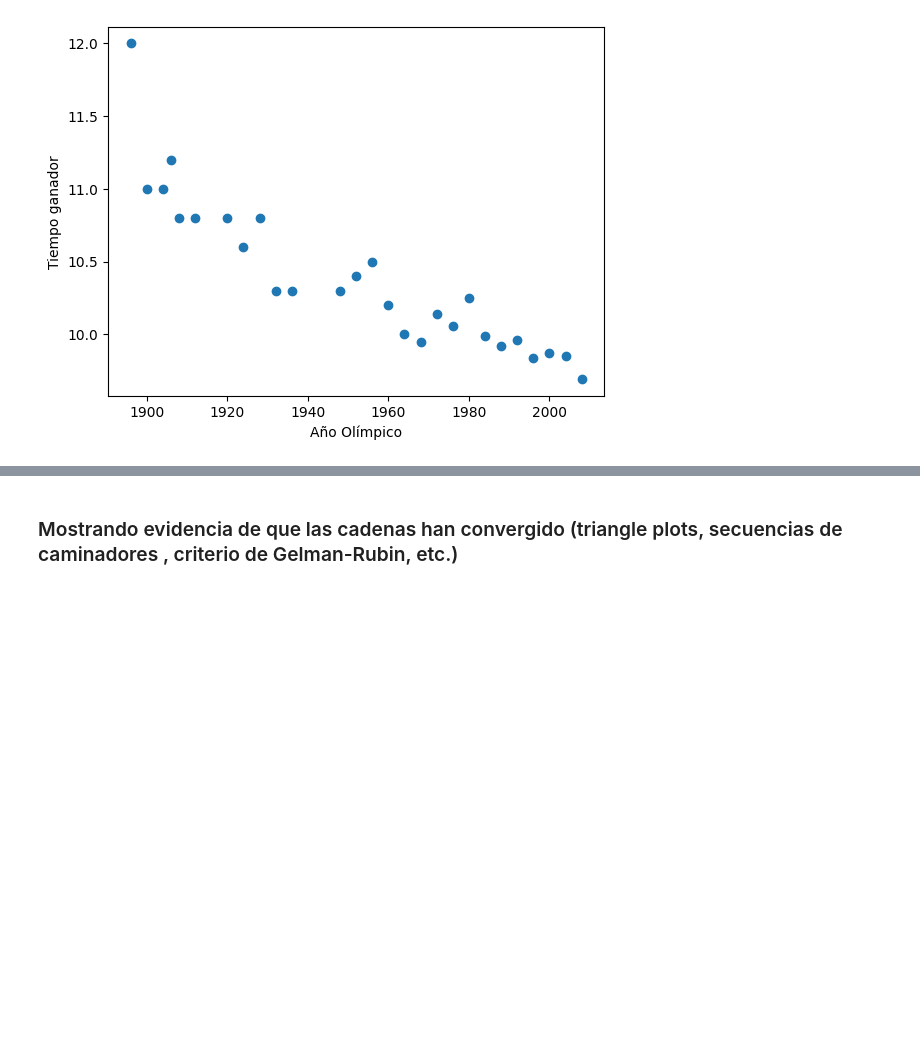
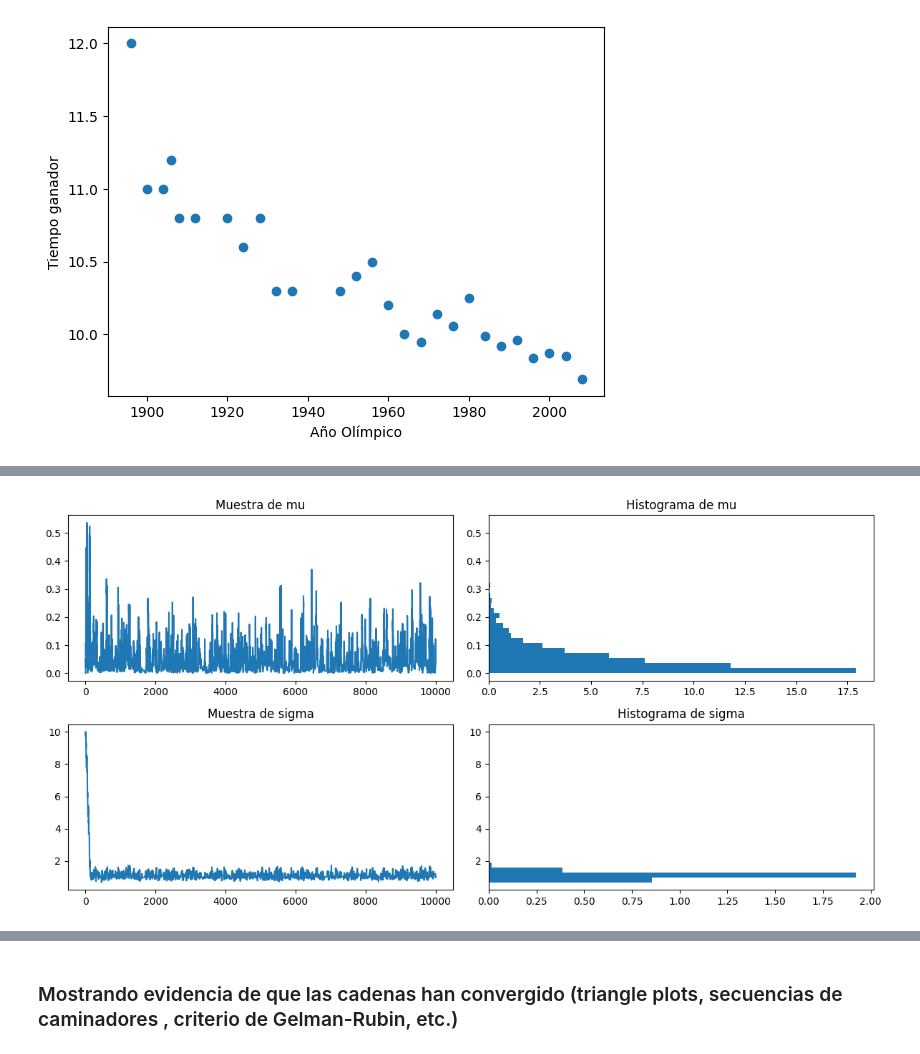
Before and after one commit to DCI-alxogm/ml2023-Diego1733, a Jupyter notebook: Oct06-07/Oct06_07.ipynb, the cells around one changed output, grey strips where cells are left out. Drawn from its saved outputs; the diff is of its cells as text; code cells hidden in the pictures; blank space fills up the shorter version.

```diff
--- a/Oct06-07/Oct06_07.ipynb
+++ b/Oct06-07/Oct06_07.ipynb
@@ -107,3 +125,99 @@ plt.show()
+# %%
+def normalize_data(x, y):
+    x_mean, x_std = np.mean(x), np.std(x)
+    y_mean, y_std = np.mean(y), np.std(y)
+
+    x_normalized = (x - x_mean) / x_std
+    y_normalized = (y - y_mean) / y_std
+
+    return x_normalized, y_normalized
+
+x, y = normalize_data(x, y)
+# %%
+# Función de log-likelihood (logaritmo del likelihood)
+def log_likelihood(x, y, params):
+  # Investigando, se le llama al primer parámetro mu y al segundo sigma.
+    mu, sigma = params
+
+    y_pred = mu * x # Calcula las predicciones del modelo
+
+    # Cuando se pone norm.pdf(x, loc=0, scale=1)
+    # Regresa: Densidad de probabilidad de (en este caso), y_pred y sigma con respecto a y
+    log_likelihood_values = norm.logpdf(y, loc=y_pred, scale=sigma)
+    return np.sum(log_likelihood_values)
+
+# Función de log-prior (logaritmo del prior)
+def log_prior(x, y, params):
+    mu, sigma = params
+    # Investigué y se pone por estandar 0 y 10:
+    if 0 <= mu <= 10 and 0 <= sigma <= 10:
+        return 0.0      # Priors uniformes
+    else:
+        return -np.inf  # Logaritmo de probabilidad 0
+
+# Función para calcular el logaritmo del posterior
+def log_posterior(x, y, params):
+    if len(params) != 2:
+        return -np.inf  # Retorna logaritmo de probabilidad 0 si params no tiene la forma correcta
+    return log_likelihood(x, y, params) + log_prior(x, y, params)
+
+# Algoritmo de Metrópolis MCMC visto en clase:
+def metropolis_mcmc(initial_params, num_samples, proposal_std):
+    # Hacemos el arreglo donde irá nuestra distribución:
+    samples = [initial_params]
+    # Variable donde se guardarán los aceptados.
+    current_params = initial_params
+
+    for _ in range(num_samples):
+        # Propuesta de un nuevo conjunto de parámetros
+        # random.normal returns: ndarray or scalar
+        # Drawn samples from the parameterized normal distribution.
+        proposal = np.random.normal(current_params, proposal_std)
+
+        # Aceptación o rechazo de la propuesta
+        log_acceptance_ratio = log_posterior(x, y, proposal) - log_posterior(x, y, current_params)
+        if np.log(np.random.rand()) < log_acceptance_ratio:
+            current_params = proposal
+
+        # Si es aceptado se añade a "samples"
+        samples.append(current_params)
+
+    return np.array(samples)
+
+# Parámetros iniciales y configuración MCMC
+
+# Valores iniciales de mu y sigma
+initial_params = [0.0, 10.0]
+# Número de muestras a generar
+num_samples = 10000
+# W0 y W1 propuestos
+proposal_std = [0.1, 0.3]
+
+# Monte Carlo Metropolis
+samples = metropolis_mcmc(initial_params, num_samples, proposal_std)
+
+# Graficar resultados
+# Vi en un video que graficaban los histogramas de manera perpendicular
+# a la gráfica generada, entonce eso haré yo también:
+
+plt.figure(figsize=(12, 6))
+plt.subplot(2, 2, 1)
+plt.plot(samples[:, 0])
+plt.title('Muestra de mu')
+plt.subplot(2, 2, 2)
+plt.hist(samples[:, 0], bins=30, orientation='horizontal', density=True)
+
+plt.title('Histograma de mu')
+plt.subplot(2, 2, 3)
+plt.plot(samples[:, 1])
+plt.title('Muestra de sigma')
+plt.subplot(2, 2, 4)
+plt.hist(samples[:, 1], bins=30, orientation='horizontal', density=True)
+plt.title('Histograma de sigma')
+plt.tight_layout()
+plt.show()
+# %% [output]
+[figure, added]
 # %%
 # Obtener las muestras finales de w0 y w1 de las cadenas de MCMC
 final_samples = samples[-1]  # Las últimas muestras suelen ser las más representativas
```
Also changed, not shown: parts of 14 cells of this notebook.
